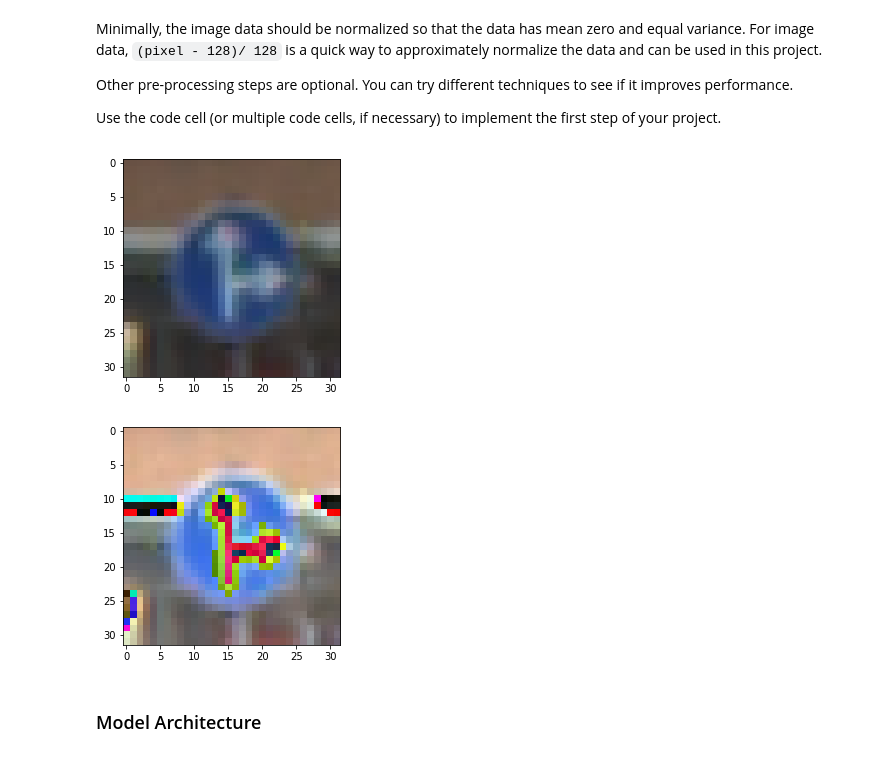
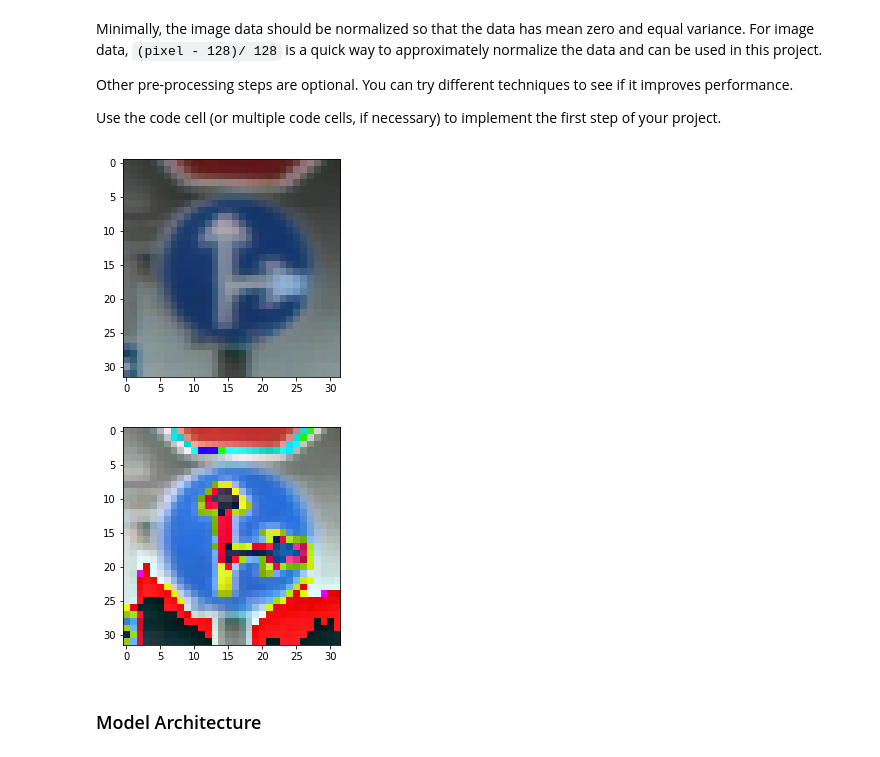
Before and after one commit to Fadi88/CarND-Traffic-Sign-Classifier-Project, a Jupyter notebook: Traffic_Sign_Classifier.ipynb, the cells around one changed output. Cells and saved outputs as stored; diff of their text form; code cells hidden in the pictures.

```diff
--- a/Traffic_Sign_Classifier.ipynb
+++ b/Traffic_Sign_Classifier.ipynb
@@ -199,37 +199,37 @@ Use the code cell (or multiple code cells, if necessary) to implement the first
 ### Feel free to use as many code cells as needed.
 def preprocess_image(image):
     gray_image = np.ndarray([32,32,1])
     norm_image = np.ndarray([32,32,3])
     #convert image to gray scale
     #https://stackoverflow.com/questions/12201577/how-can-i-convert-an-rgb-image-into-grayscale-in-python
     r, g, b = image[:,:,0], image[:,:,1], image[:,:,2]
 
     #gray_image [:,:,0]= (0.299 * r + 0.587 * g + 0.114 * b).astype(int)
     #gray_image [:,:,0]= (0.333 * r + 0.333 * g + 0.333 * b).astype(int)
     #gray_image [:,:,0]= (0.299 * r + 0.587 * g + 0.114 * b)
     #normalize image
     norm_image[:,:,0] =  (( r - 128. ) / 128.)
     norm_image[:,:,1] =  (( g - 128. ) / 128.)
     norm_image[:,:,2] =  (( b - 128. ) / 128.)
     return norm_image
 
 def process_dataset(dataset):
     dataset_length = np.shape(dataset)[0]
     tmp_dataset  = np.ndarray(shape=(dataset_length , 32 , 32 , 3), dtype='float32')
     for i in range(np.shape(dataset)[0]):
         tmp_dataset[i] = preprocess_image(dataset[i])
     return tmp_dataset
 
 X_train = process_dataset(X_train_input)
 X_valid = process_dataset(X_valid_input)
 X_test  = process_dataset(X_test_input)
-plt.imshow(X_train_input[900])
+plt.imshow(X_train_input[1100])
 plt.show()
-plt.imshow(X_train[900])
+plt.imshow(X_train[1100])
 plt.show()
 # %% [output]
-[figure, old version]
+[figure, new version]
-[figure, old version]
+[figure, new version]
 # %% [markdown]
 ### Model Architecture
 # %%
```
Also changed, not shown: parts of 4 cells of this notebook.
